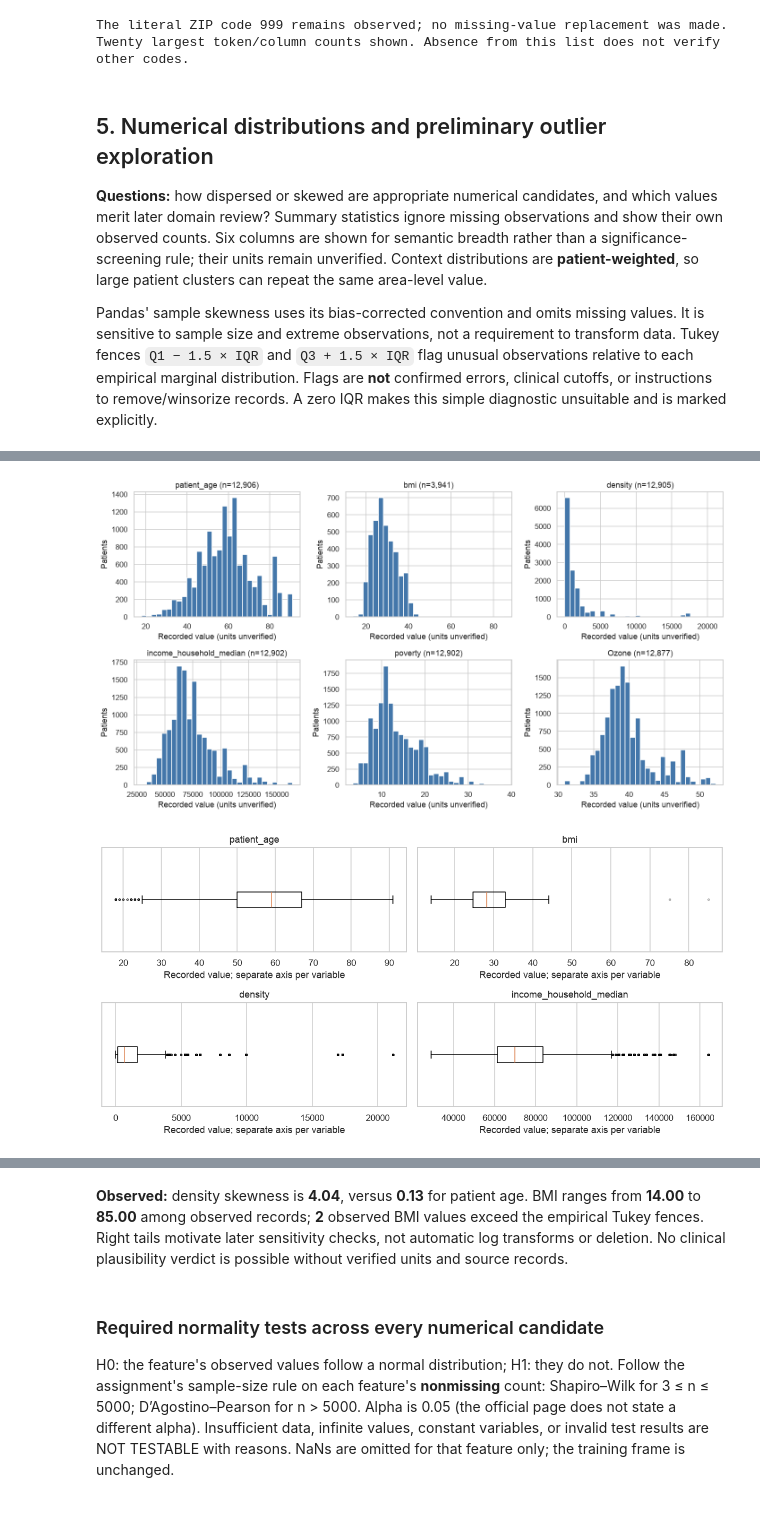
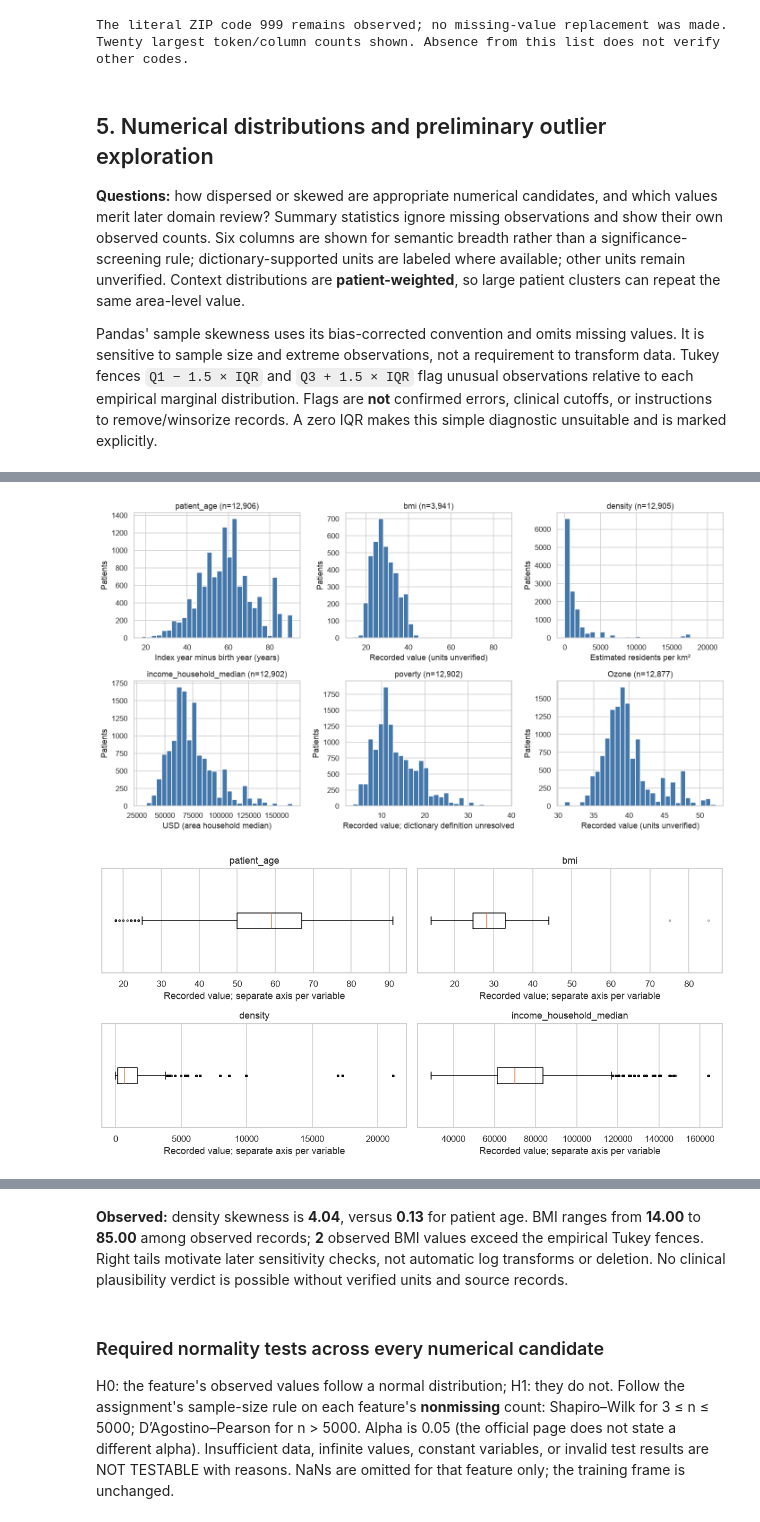
Before and after one commit to hungstupid/data-mining-preprocessing, a Jupyter notebook: book/tabular/01_eda.ipynb, the cells around one changed output, grey strips where cells are left out. Drawn from its saved outputs; the diff is of its cells as text; code cells hidden in the pictures.

```diff
--- a/book/tabular/01_eda.ipynb
+++ b/book/tabular/01_eda.ipynb
@@ -264,6 +286,18 @@ geographic_codes = {"patient_zip3", "patient_state", "Region", "Division"}
 individual_categorical = {"patient_race", "payer_type", "patient_gender"}
 individual_numeric = {"patient_age", "bmi"}
 environment_columns = {"Ozone", "PM25", "N02"}  # Preserve the literal CSV name N02 (zero).
+
+def timing_status(column):
+    if column in {"bmi", "metastatic_first_novel_treatment", "metastatic_first_novel_treatment_type"}:
+        return "post-metastatic: documented; earlier-baseline use blocked"
+    if column in {"payer_type", "patient_state", "patient_zip3", "patient_gender"}:
+        return "on metastatic date: documented; baseline availability unverified"
+    if column == "patient_age":
+        return "index-year age: documented; index/baseline alignment unverified"
+    if column in clinical_review:
+        return "code system documented; individual definition/timing unverified"
+    return "baseline availability/reference period unverified"
+
 
 def semantic_role(column):
     if column in clinical_review:
@@ -290,7 +324,7 @@ for column in feature_columns:
         "observed_unique": df[column].nunique(),
         "dominant_observed_pct": (observed_counts.iloc[0] / observed_counts.sum() * 100
                                   if len(observed_counts) else np.nan),
-        "timing_status": ("high-risk/unverified" if column in clinical_review else "unverified"),
+        "timing_status": timing_status(column),
     })
 audit = pd.DataFrame(records).set_index("feature")
 continuous_columns = [
@@ -758,7 +903,7 @@ Twenty largest token/column counts shown. Absence from this list does not verify
 **Questions:** how dispersed or skewed are appropriate numerical candidates, and which values
 merit later domain review? Summary statistics ignore missing observations and show their own
 observed counts. Six columns are shown for semantic breadth rather than a significance-screening rule;
-their units remain unverified. Context distributions are **patient-weighted**, so large patient
+dictionary-supported units are labeled where available; other units remain unverified. Context distributions are **patient-weighted**, so large patient
 clusters can repeat the same area-level value.
 
 Pandas' sample skewness uses its bias-corrected convention and omits missing values. It is
@@ -774,11 +919,14 @@ with pd.option_context("display.max_rows", 80):
     display(numerical_summary.round(3))
 
 numerical_focus = ["patient_age", "bmi", "density", "income_household_median", "poverty", "Ozone"]
+plot_units = {"patient_age": "Index year minus birth year (years)",
+              "density": "Estimated residents per km²", "income_household_median": "USD (area household median)",
+              "poverty": "Recorded value; dictionary definition unresolved"}
 fig, axes = plt.subplots(2, 3, figsize=(13, 7))
 for ax, column in zip(axes.flat, numerical_focus):
     values = df.loc[df[column].notna(), column]
     ax.hist(values, bins=30, color="#4477AA", edgecolor="white")
-    ax.set(title=f"{column} (n={len(values):,})", xlabel="Recorded value (units unverified)", ylabel="Patients")
+    ax.set(title=f"{column} (n={len(values):,})", xlabel=plot_units.get(column, "Recorded value (units unverified)"), ylabel="Patients")
 plt.tight_layout()
 plt.show()
 
@@ -805,34 +953,34 @@ for column in continuous_columns:
                             "diagnostic_status": "assessed" if iqr > 0 else "not assessed: zero/undefined IQR"})
 outlier_review = pd.DataFrame(outlier_records).set_index("feature")
 display(outlier_review.sort_values("flagged_pct_observed", ascending=False).head(12).round(3))
 display(Markdown(
     f"**Observed:** density skewness is **{numerical_summary.loc['density', 'sample_skewness']:.2f}**, "
     f"versus **{numerical_summary.loc['patient_age', 'sample_skewness']:.2f}** for patient age. "
     f"BMI ranges from **{numerical_summary.loc['bmi', 'min']:.2f}** to "
     f"**{numerical_summary.loc['bmi', 'max']:.2f}** among observed records; "
     f"**{outlier_review.loc['bmi', 'flagged_n']:.0f}** observed BMI values exceed the empirical Tukey fences. "
     "Right tails motivate later sensitivity checks, not automatic log transforms or deletion. "
     "No clinical plausibility verdict is possible without verified units and source records."
 ))
 # %% [output]
 |  | count | mean | std | min | 25% | 50% | 75% | max | missing_pct | sample_skewness |
 | patient_age | 12906.0 | 59.183 | 13.335 | 18.000 | 50.000 | 59.000 | 67.000 | 91.000 | 0.000 | 0.128 |
 | bmi | 3941.0 | 28.985 | 5.697 | 14.000 | 24.660 | 28.190 | 32.920 | 85.000 | 69.464 | 0.737 |
 | population | 12905.0 | 20744.441 | 13886.904 | 635.545 | 9463.897 | 19154.190 | 30021.279 | 71374.132 | 0.008 | 0.998 |
 | density | 12905.0 | 1581.950 | 2966.305 | 0.917 | 171.857 | 700.338 | 1666.515 | 21172.000 | 0.008 | 4.040 |
 | age_median | 12905.0 | 40.502 | 4.037 | 20.600 | 37.130 | 40.639 | 42.935 | 54.570 | 0.008 | 0.294 |
 | age_under_10 | 12905.0 | 11.123 | 1.512 | 0.000 | 10.160 | 11.039 | 12.190 | 17.675 | 0.008 | -0.110 |
 | age_10_to_19 | 12905.0 | 12.945 | 1.924 | 6.314 | 11.741 | 12.924 | 14.020 | 35.300 | 0.008 | 1.257 |
 | age_20s | 12905.0 | 13.290 | 3.354 | 5.925 | 11.013 | 12.538 | 14.971 | 62.100 | 0.008 | 2.117 |
 | age_30s | 12905.0 | 12.862 | 2.325 | 1.500 | 11.292 | 12.443 | 14.027 | 25.471 | 0.008 | 0.955 |
 | age_40s | 12905.0 | 12.067 | 1.248 | 0.800 | 11.340 | 12.124 | 12.892 | 17.820 | 0.008 | -0.326 |
 | ... | ... | ... | ... | ... | ... | ... | ... | ... | ... | ... |
 | health_uninsured | 12905.0 | 8.575 | 4.203 | 2.440 | 5.619 | 7.466 | 10.617 | 27.566 | 0.008 | 1.387 |
 | veteran | 12905.0 | 7.083 | 3.109 | 1.200 | 4.930 | 6.847 | 8.620 | 25.200 | 0.008 | 1.118 |
 | Ozone | 12877.0 | 39.822 | 3.559 | 30.939 | 37.699 | 39.108 | 41.137 | 52.237 | 0.225 | 1.021 |
 | PM25 | 12877.0 | 7.475 | 1.516 | 2.636 | 6.651 | 7.687 | 8.277 | 11.169 | 0.225 | -0.491 |
 | N02 | 12877.0 | 16.099 | 5.843 | 2.760 | 11.281 | 15.589 | 20.802 | 31.505 | 0.225 | 0.342 |
-[figure, old version]
+[figure, new version]
 [figure]
 |  | observed_n | IQR | lower_fence | upper_fence | flagged_n | flagged_pct_observed | diagnostic_status |
 | feature |  |  |  |  |  |  |  |
```
Also changed, not shown: parts of 12 cells of this notebook, 2 other files.
